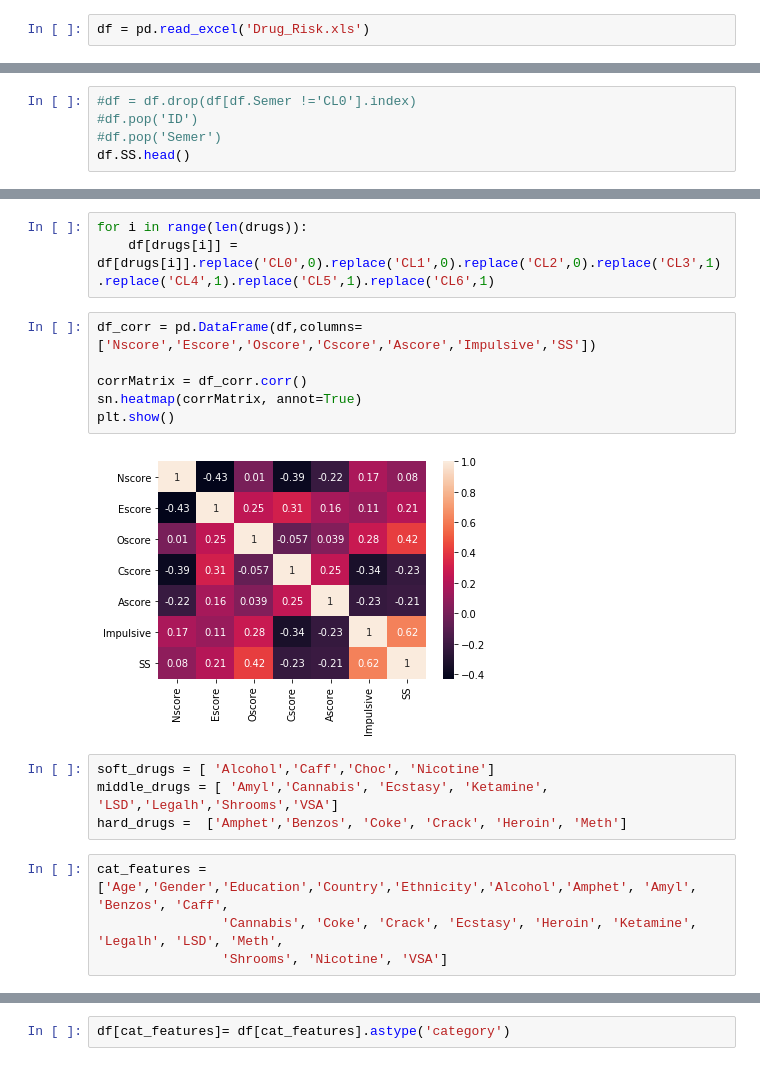
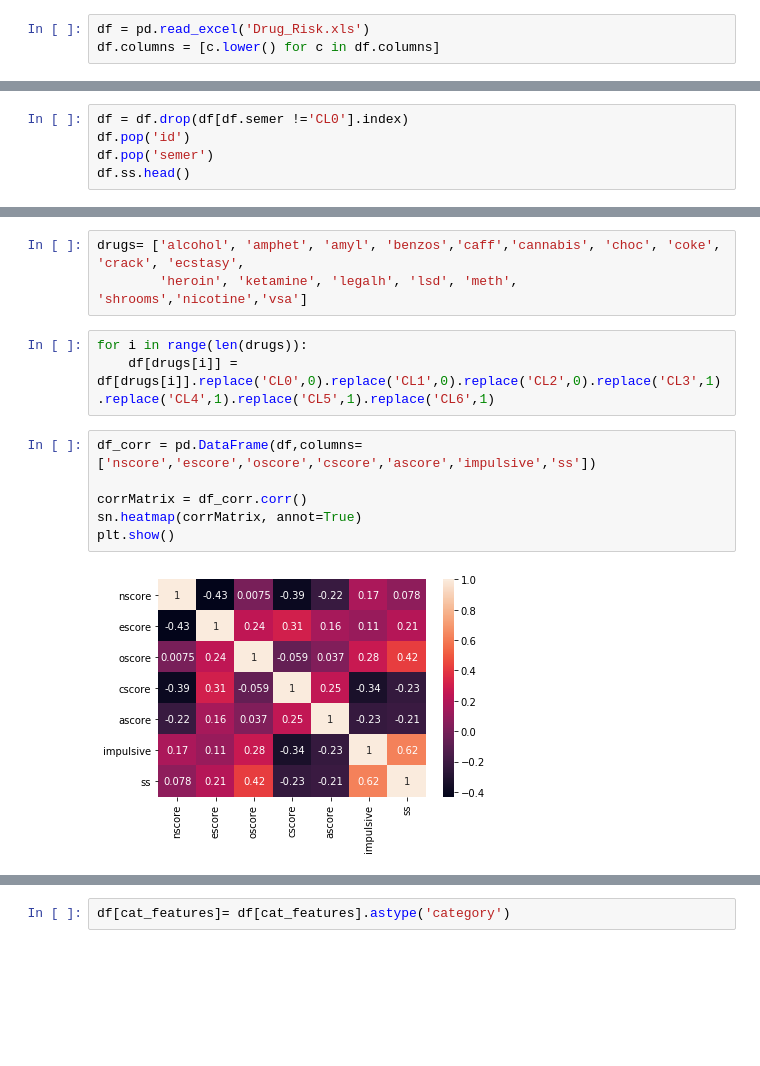
Before and after one commit to matthiswe/Project-2-Personality-and-drug-usage, a Jupyter notebook: Project 2 - Personality vs. Risk of Drug Use.ipynb, the cells around one changed output, grey strips where cells are left out. Cells and saved outputs as stored; diff of their text form; blank space fills up the shorter version.

```diff
--- a/Project 2 - Personality vs. Risk of Drug Use.ipynb
+++ b/Project 2 - Personality vs. Risk of Drug Use.ipynb
@@ -22,13 +23,14 @@ from sklearn.ensemble import GradientBoostingClassifier
 Loading the data
 # %%
 df = pd.read_excel('Drug_Risk.xls')
+df.columns = [c.lower() for c in df.columns]
 # %% [markdown]
 Dropping rows where people said they used Semer, since it is a fictional drug. Dropping the column ID
 # %%
-#df = df.drop(df[df.Semer !='CL0'].index)
-#df.pop('ID')
-#df.pop('Semer')
-df.SS.head()
+df = df.drop(df[df.semer !='CL0'].index)
+df.pop('id')
+df.pop('semer')
+df.ss.head()
 # %% [output]
 0   -1.18084
 1   -0.21575
@@ -58,19 +58,14 @@ drugs= ['Alcohol', 'Amphet', 'Amyl', 'Benzos','Caff','Cannabis', 'Choc', 'Coke',
+# %%
+drugs= ['alcohol', 'amphet', 'amyl', 'benzos','caff','cannabis', 'choc', 'coke', 'crack', 'ecstasy',
+        'heroin', 'ketamine', 'legalh', 'lsd', 'meth', 'shrooms','nicotine','vsa']
 # %%
 for i in range(len(drugs)):
     df[drugs[i]] = df[drugs[i]].replace('CL0',0).replace('CL1',0).replace('CL2',0).replace('CL3',1).replace('CL4',1).replace('CL5',1).replace('CL6',1)
 # %%
-df_corr = pd.DataFrame(df,columns=['Nscore','Escore','Oscore','Cscore','Ascore','Impulsive','SS'])
+df_corr = pd.DataFrame(df,columns=['nscore','escore','oscore','cscore','ascore','impulsive','ss'])
 
 corrMatrix = df_corr.corr()
 sn.heatmap(corrMatrix, annot=True)
 plt.show()
 # %% [output]
-[figure, old version]
+[figure, new version]
-# %%
-soft_drugs = [ 'Alcohol','Caff','Choc', 'Nicotine']
-middle_drugs = [ 'Amyl','Cannabis', 'Ecstasy', 'Ketamine', 'LSD','Legalh','Shrooms','VSA']
-hard_drugs =  ['Amphet','Benzos', 'Coke', 'Crack', 'Heroin', 'Meth']
-# %%
-cat_features = ['Age','Gender','Education','Country','Ethnicity','Alcohol','Amphet', 'Amyl', 'Benzos', 'Caff',
-                'Cannabis', 'Coke', 'Crack', 'Ecstasy', 'Heroin', 'Ketamine', 'Legalh', 'LSD', 'Meth',
-                'Shrooms', 'Nicotine', 'VSA']
```
Also changed, not shown: parts of 26 cells of this notebook.
